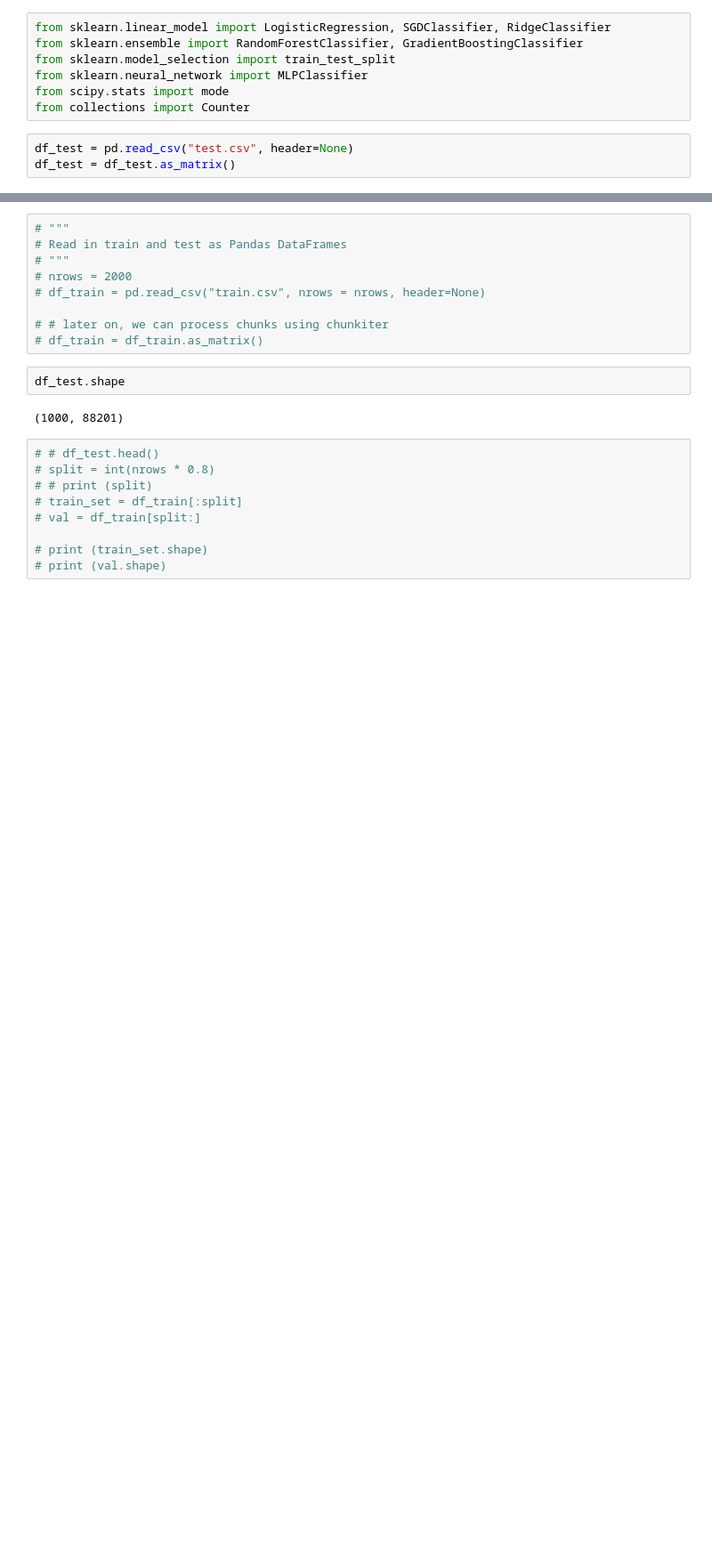
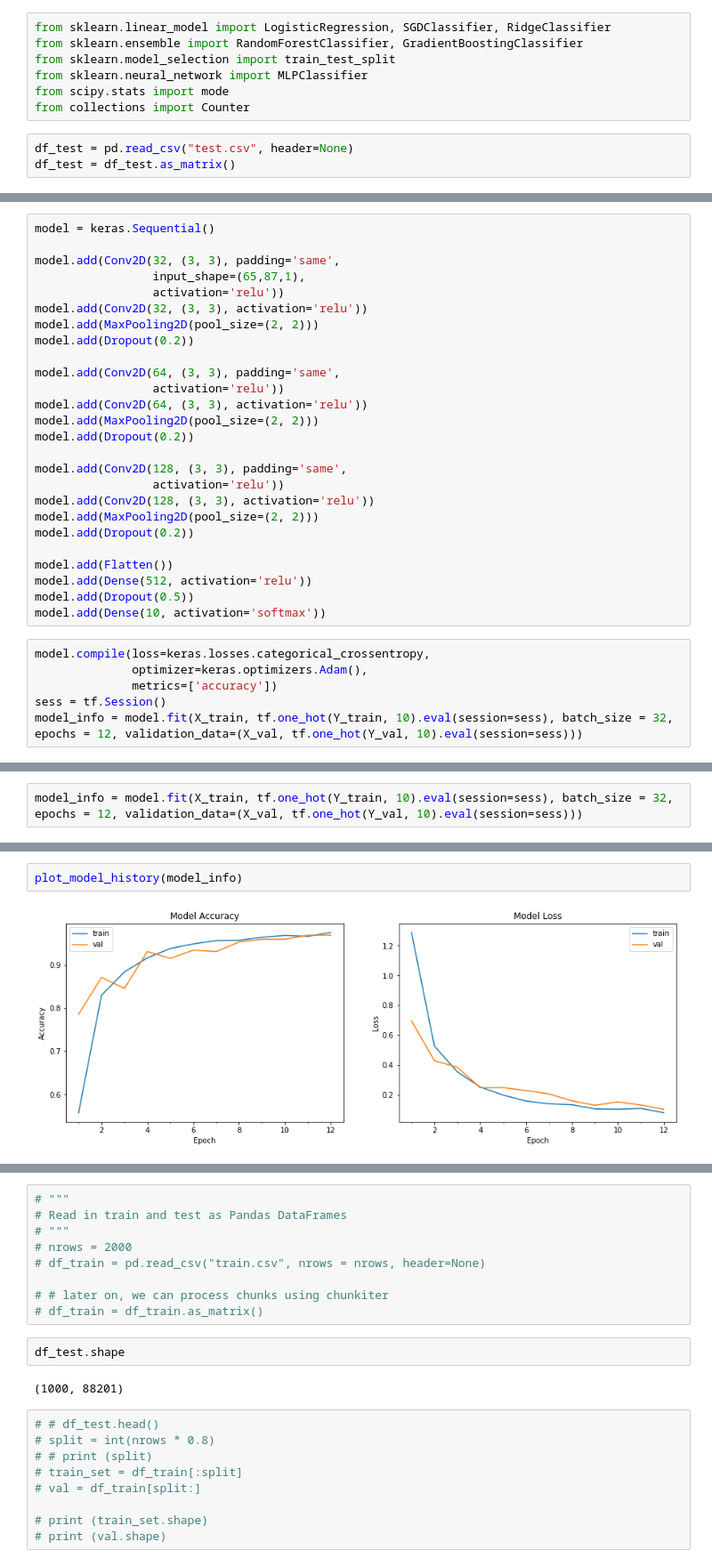
Before and after one commit to YaBoyLamp/cs181-s18-practicals, a Jupyter notebook: P3/batch_phil_code.ipynb, the cells around one changed output, grey strips where cells are left out. Shown at 89% size. Cells and saved outputs as stored; diff of their text form; blank space fills up the shorter version.

```diff
--- a/P3/batch_phil_code.ipynb
+++ b/P3/batch_phil_code.ipynb
@@ -92,0 +95,32 @@ Y_val = y_val
+# %%
+model = keras.Sequential()
+
+model.add(Conv2D(32, (3, 3), padding='same',
+                 input_shape=(65,87,1),
+                 activation='relu'))
+model.add(Conv2D(32, (3, 3), activation='relu'))
+model.add(MaxPooling2D(pool_size=(2, 2)))
+model.add(Dropout(0.2))
+
+model.add(Conv2D(64, (3, 3), padding='same',
+                 activation='relu'))
+model.add(Conv2D(64, (3, 3), activation='relu'))
+model.add(MaxPooling2D(pool_size=(2, 2)))
+model.add(Dropout(0.2))
+
+model.add(Conv2D(128, (3, 3), padding='same',
+                 activation='relu'))
+model.add(Conv2D(128, (3, 3), activation='relu'))
+model.add(MaxPooling2D(pool_size=(2, 2)))
+model.add(Dropout(0.2))
+
+model.add(Flatten())
+model.add(Dense(512, activation='relu'))
+model.add(Dropout(0.5))
+model.add(Dense(10, activation='softmax'))
+# %%
+model.compile(loss=keras.losses.categorical_crossentropy,
+              optimizer=keras.optimizers.Adam(),
+              metrics=['accuracy'])
+sess = tf.Session()
+model_info = model.fit(X_train, tf.one_hot(Y_train, 10).eval(session=sess), batch_size = 32, epochs = 12, validation_data=(X_val, tf.one_hot(Y_val, 10).eval(session=sess)))
@@ -92,0 +147,2 @@ Y_val = y_val
+# %%
+model_info = model.fit(X_train, tf.one_hot(Y_train, 10).eval(session=sess), batch_size = 32, epochs = 12, validation_data=(X_val, tf.one_hot(Y_val, 10).eval(session=sess)))
@@ -92,0 +161,4 @@ Y_val = y_val
+# %%
+plot_model_history(model_info)
+# %% [output]
+[figure, added]
```
Also changed, not shown: parts of 11 cells of this notebook, 2 other files.
